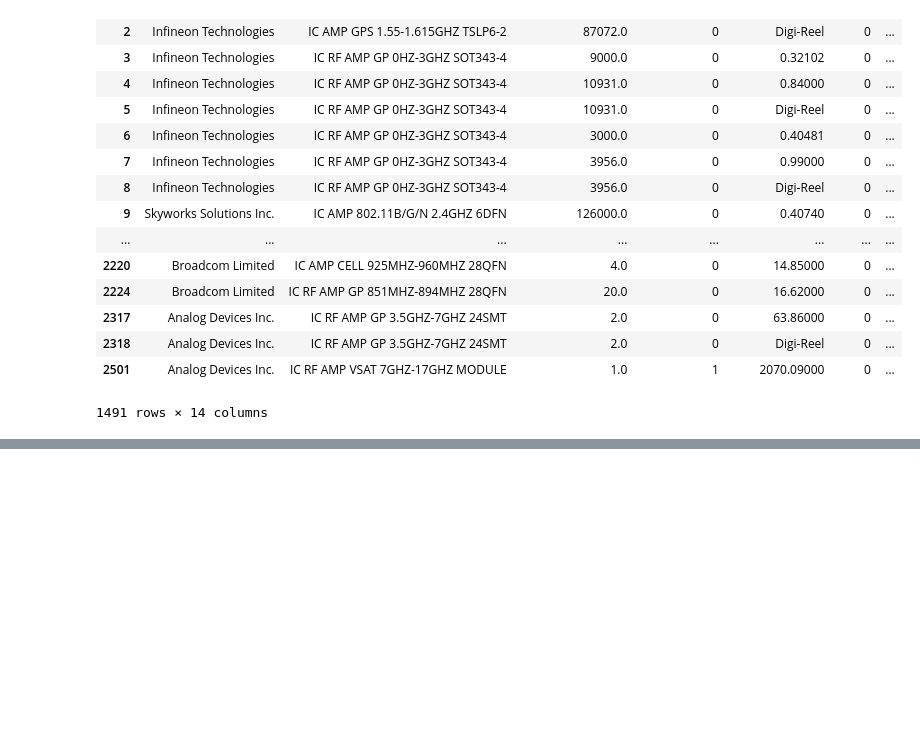
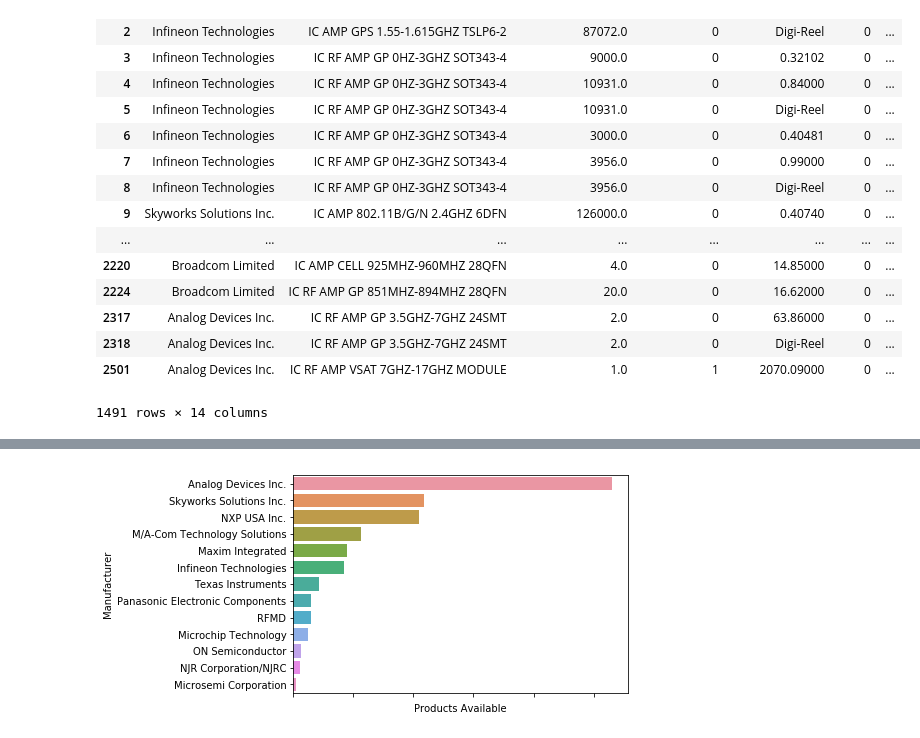
Before and after one commit to damerei/DS-Unit-1-Sprint-5-Data-Storytelling-Blog-Post, a Jupyter notebook: Data_Visualization_Project.ipynb, the cells around one changed output, grey strips where cells are left out. Drawn from its saved outputs; the diff is of its cells as text; code cells hidden in the pictures; blank space fills up the shorter version.

```diff
--- a/Data_Visualization_Project.ipynb
+++ b/Data_Visualization_Project.ipynb
@@ -184,0 +214,10 @@ companies[:8].plot.bar()
+# %%
+returns5 = [115.76, 151.19, 75.26, 13.17, 104.12, 84.51, 183.35, 151.47, 110.8, 106.7, -15.08, 423.8, 134.00, 55.5]
+
+names = ['Analog Devices Inc.', 'Skyworks Solutions Inc.', 'NXP USA Inc.', 'M/A-Com Technology Solutions', 'Infineon Technologies', 'Maxim Integrated', 'Microsemi Corporation', 'Texas Instruments', 'RFMD', 'Microchip Technology', 'Panasonic Electronic Components', 'NJR Corporation/NJRC','ON Semiconductor', 'S&P 500']
+
+returns_dict = {'Manufacturer': names, 'Returns': returns5}
+
+returns = pd.DataFrame(data=returns_dict)
+
+print(returns)
@@ -184,0 +240,4 @@ companies[:8].plot.bar()
+# %%
+public = companies[companies['Manufacturer'].isin(names) == True]
+
+public
@@ -184,0 +259,6 @@ companies[:8].plot.bar()
+# %%
+axp = sns.barplot(x='Products Available', y='Manufacturer', data=public)
+axp.set_xticklabels(axp.get_xticklabels(), rotation=40, ha="right");
+axp.
+# %% [output]
+[figure, added]
```
Also changed, not shown: parts of 17 cells of this notebook.
